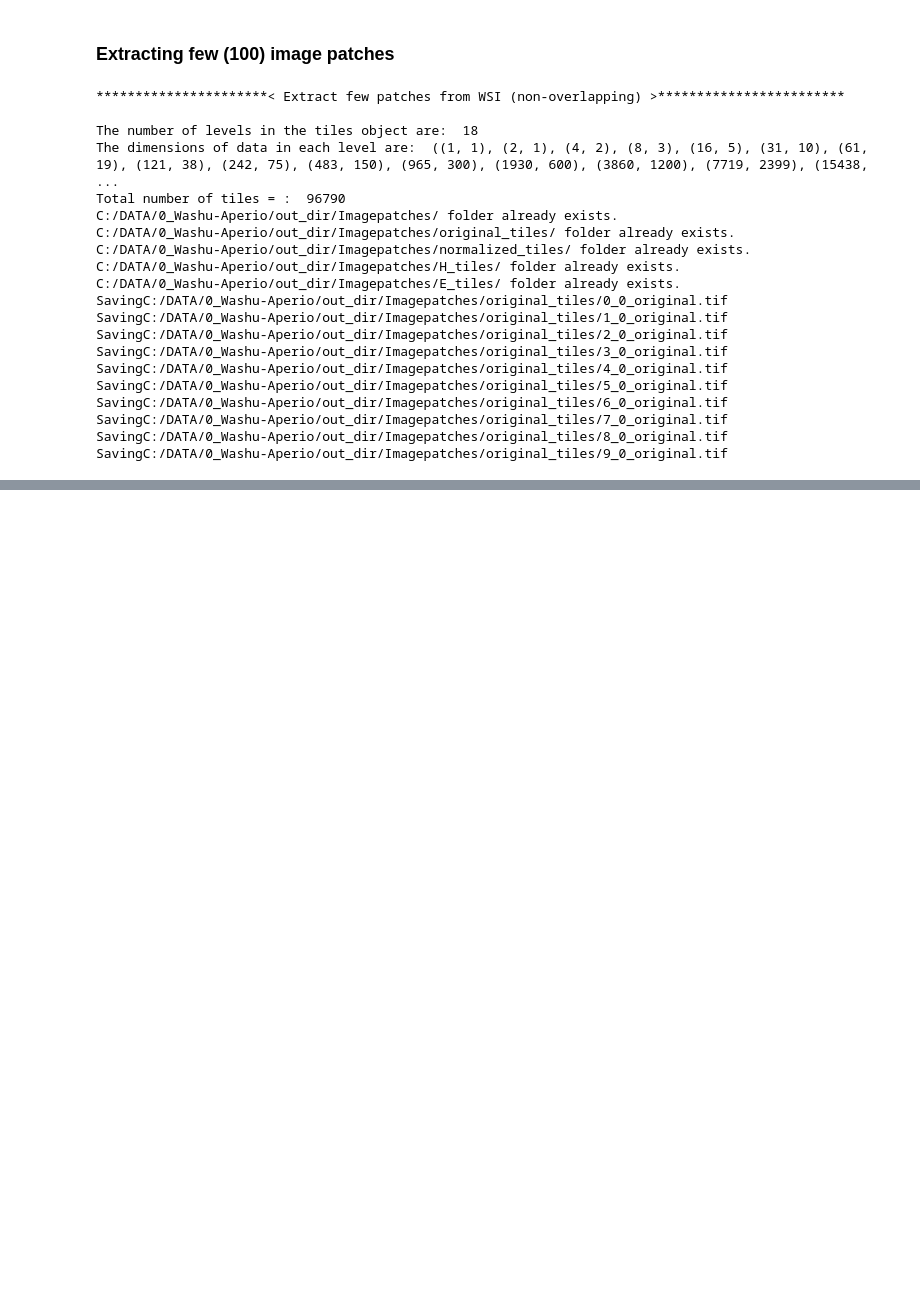
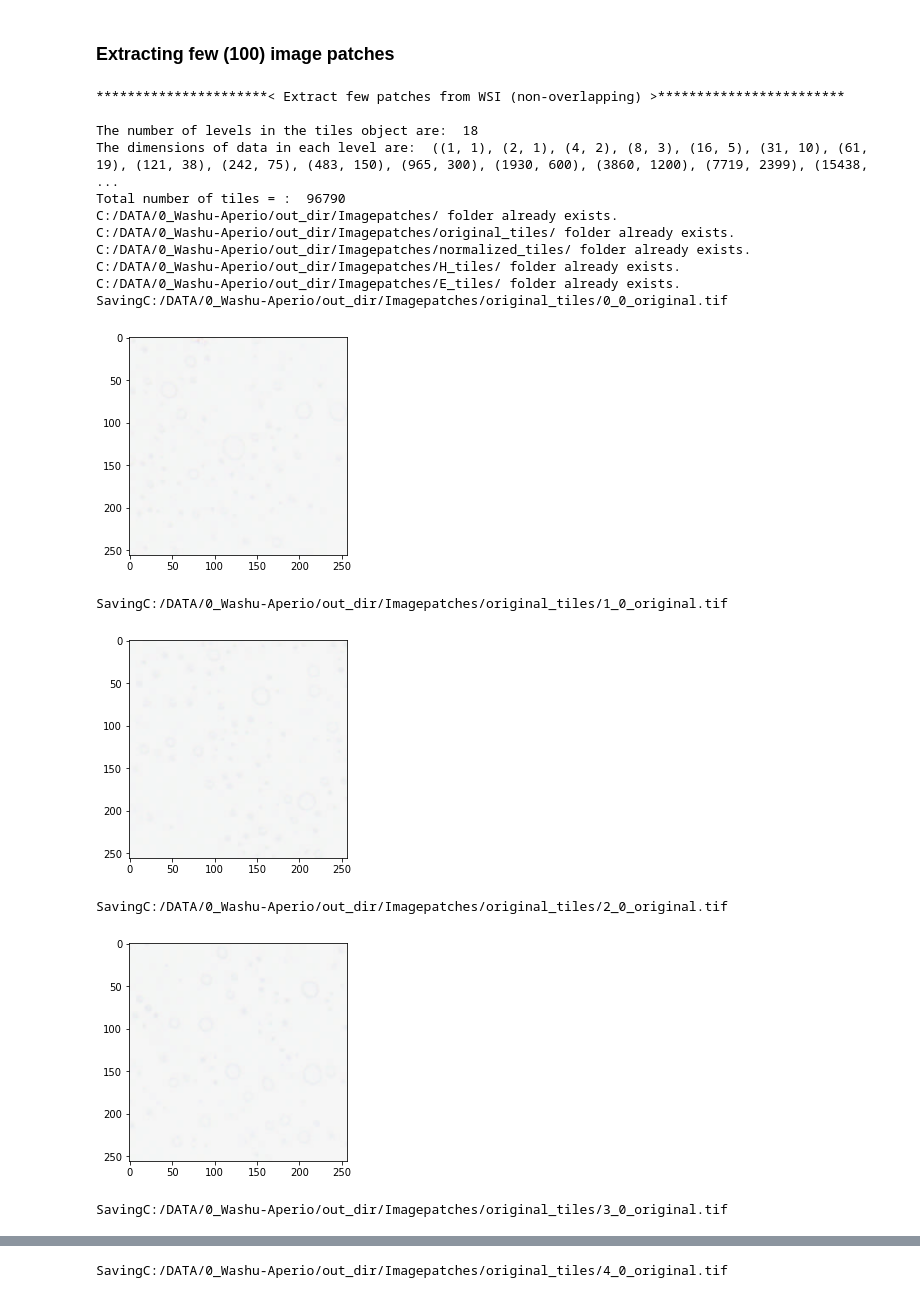
Before and after one commit to DIDSR/ValidPath, a Jupyter notebook: 03_patch_extraction.ipynb, the cells around one changed output, grey strips where cells are left out. Cells and saved outputs as stored; diff of their text form; code cells hidden in the pictures; blank space fills up the shorter version.

```diff
--- a/03_patch_extraction.ipynb
+++ b/03_patch_extraction.ipynb
@@ -175,7 +180,7 @@ while True:
     #Checking folder availability
     if os.path.exists(path):
         # reading wsi file
-        wsi_obj =ReadWsi.wsi_reader(path)
+        wsi_obj =WSIReader.wsi_reader(path)
         break
     else:
         print("File path error!" )
@@ -307,33 +312,30 @@ SavingC:/DATA/0_Washu-Aperio/out_dir/Imagepatches/original_tiles/86_3_original.t
 # %%
 print("\n**********************< Extract few patches from WSI (non-overlapping) >************************\n")
 patchsize = 256
 output_directory = "C:/DATA/0_Washu-Aperio/out_dir/"
 random= False
-visualize = False
+visualize = True
 intensity_check = False
 num_patches = 10 # set to -1 to extract all patches
 intensity_threshold = 250
 std_threshold = 15
 
 WSIpatch_extractor.patch_extraction(wsi_obj,patchsize,output_directory,random,visualize,intensity_check,intensity_threshold,std_threshold,num_patches)
 # %% [output]
 **********************< Extract few patches from WSI (non-overlapping) >************************
 
 The number of levels in the tiles object are:  18
 The dimensions of data in each level are:  ((1, 1), (2, 1), (4, 2), (8, 3), (16, 5), (31, 10), (61, 19), (121, 38), (242, 75), (483, 150), (965, 300), (1930, 600), (3860, 1200), (7719, 2399), (15438,  ...
 Total number of tiles = :  96790
 C:/DATA/0_Washu-Aperio/out_dir/Imagepatches/ folder already exists.
 C:/DATA/0_Washu-Aperio/out_dir/Imagepatches/original_tiles/ folder already exists.
 C:/DATA/0_Washu-Aperio/out_dir/Imagepatches/normalized_tiles/ folder already exists.
 C:/DATA/0_Washu-Aperio/out_dir/Imagepatches/H_tiles/ folder already exists.
 C:/DATA/0_Washu-Aperio/out_dir/Imagepatches/E_tiles/ folder already exists.
 SavingC:/DATA/0_Washu-Aperio/out_dir/Imagepatches/original_tiles/0_0_original.tif
-SavingC:/DATA/0_Washu-Aperio/out_dir/Imagepatches/original_tiles/1_0_original.tif
-SavingC:/DATA/0_Washu-Aperio/out_dir/Imagepatches/original_tiles/2_0_original.tif
-SavingC:/DATA/0_Washu-Aperio/out_dir/Imagepatches/original_tiles/3_0_original.tif
-SavingC:/DATA/0_Washu-Aperio/out_dir/Imagepatches/original_tiles/4_0_original.tif
-SavingC:/DATA/0_Washu-Aperio/out_dir/Imagepatches/original_tiles/5_0_original.tif
-SavingC:/DATA/0_Washu-Aperio/out_dir/Imagepatches/original_tiles/6_0_original.tif
-SavingC:/DATA/0_Washu-Aperio/out_dir/Imagepatches/original_tiles/7_0_original.tif
-SavingC:/DATA/0_Washu-Aperio/out_dir/Imagepatches/original_tiles/8_0_original.tif
-SavingC:/DATA/0_Washu-Aperio/out_dir/Imagepatches/original_tiles/9_0_original.tif
+[figure, added]
+SavingC:/DATA/0_Washu-Aperio/out_dir/Imagepatches/original_tiles/1_0_original.tif
+[figure, added]
+SavingC:/DATA/0_Washu-Aperio/out_dir/Imagepatches/original_tiles/2_0_original.tif
+[figure, added]
+SavingC:/DATA/0_Washu-Aperio/out_dir/Imagepatches/original_tiles/3_0_original.tif
@@ -339,0 +343 @@ SavingC:/DATA/0_Washu-Aperio/out_dir/Imagepatches/original_tiles/9_0_original.ti
+SavingC:/DATA/0_Washu-Aperio/out_dir/Imagepatches/original_tiles/4_0_original.tif
```
Also changed, not shown: parts of 5 cells of this notebook, 17 other files.
